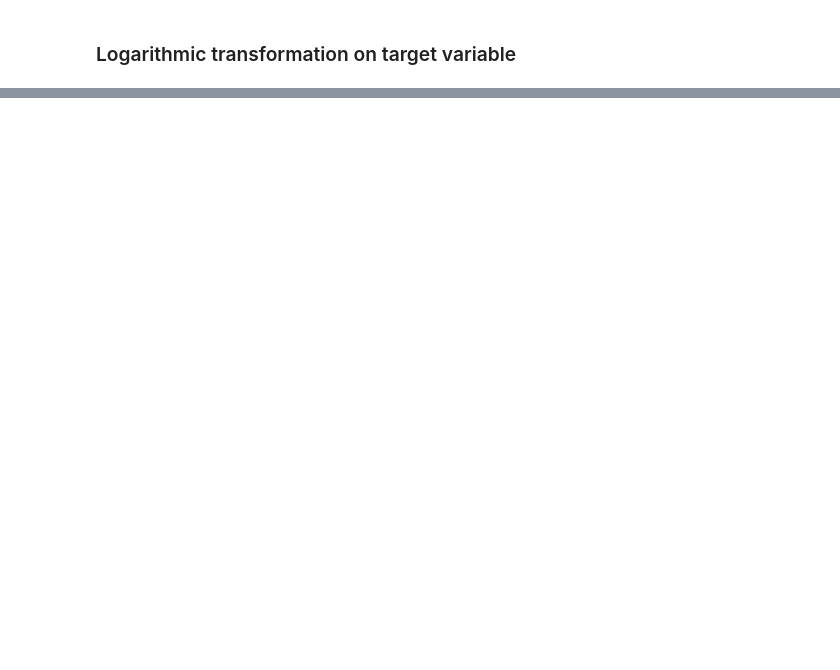
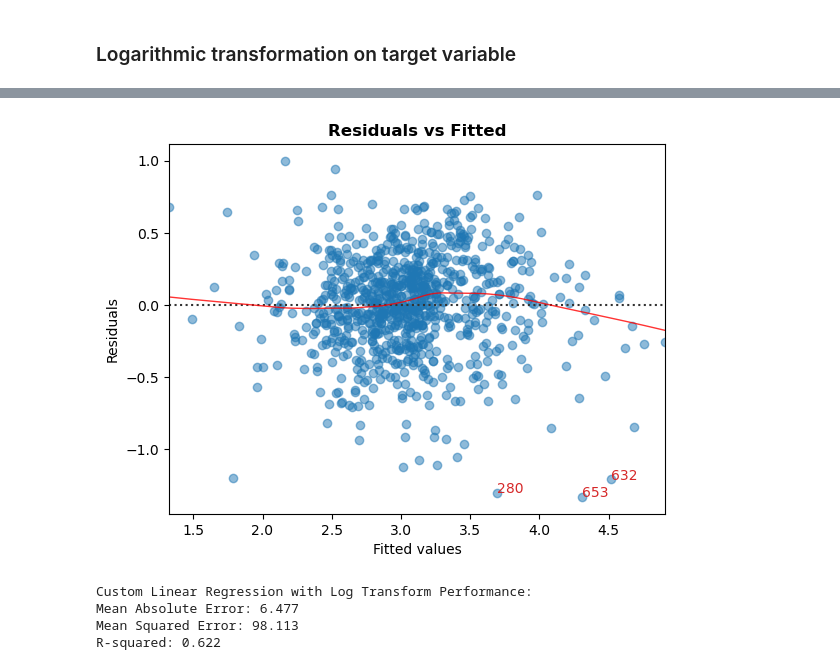
Before and after one commit to teodora-taleska/linear_regression, a Jupyter notebook: linear_regression.ipynb, the cells around one changed output, grey strips where cells are left out. Drawn from its saved outputs; the diff is of its cells as text; code cells hidden in the pictures; blank space fills up the shorter version.

```diff
--- a/linear_regression.ipynb
+++ b/linear_regression.ipynb
@@ -693,0 +653,15 @@ R-squared: 0.651
+# %%
+log_model = MultipleLinearRegression(log_transform=True)
+log_model.fit(X_train, y_train)
+y_pred_log = log_model.predict(X_train)
+
+log_model.residual_plot()
+plt.show()
+
+evaluate_model(y_train, y_pred_log, "Custom Linear Regression with Log Transform")
+# %% [output]
+[figure, added]
+Custom Linear Regression with Log Transform Performance:
+Mean Absolute Error: 6.477
+Mean Squared Error: 98.113
+R-squared: 0.622
```
Also changed, not shown: parts of 18 cells of this notebook.
